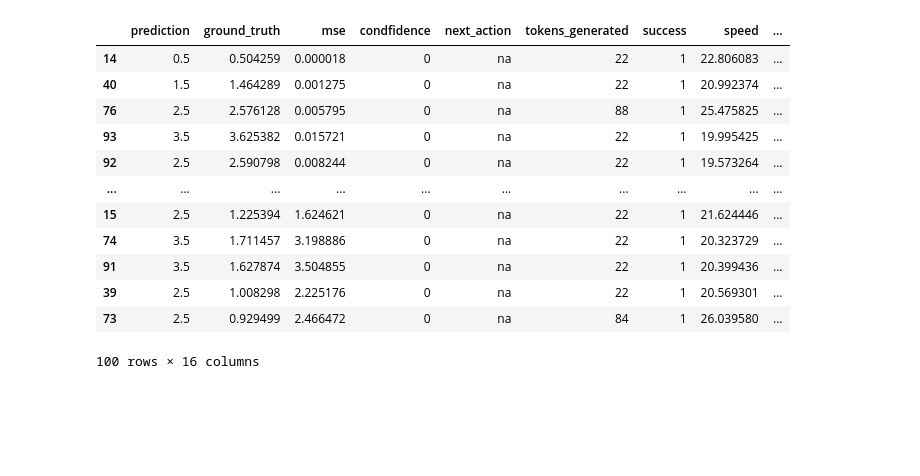
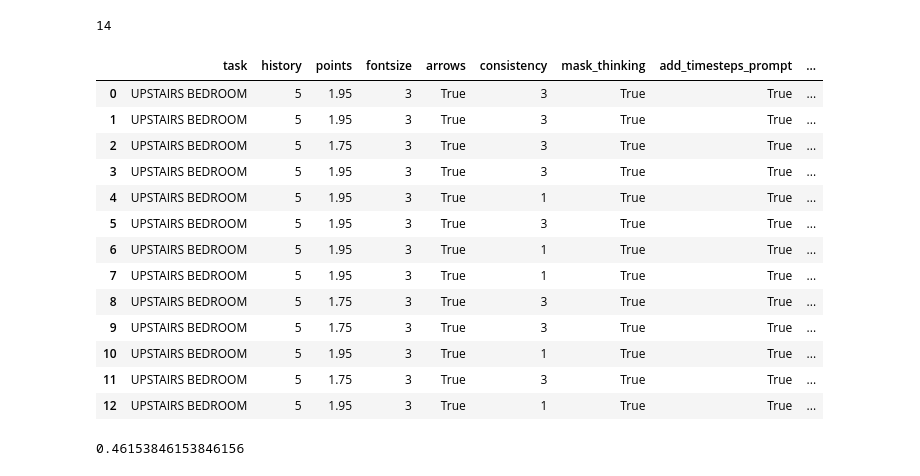
Before and after one commit to dylan-goetting/EVQA, a Jupyter notebook: scripts/analysis.ipynb, the cells around one changed output. Drawn from its saved outputs; the diff is of its cells as text; code cells hidden in the pictures; blank space fills up the shorter version.

```diff
--- a/scripts/analysis.ipynb
+++ b/scripts/analysis.ipynb
@@ -9,4 +16,4 @@ from src.utils import *
 # %%
-path = '/home/dylangoetting/SpatialBenchmark/logs/20240726-223636 llava-v1.6-mistral-7b-hf/df_results.pkl'
-df = pd.read_pickle(path)
+path = '/home/dylangoetting/SpatialBenchmark/logs/dynanmic_0806-230209_gemini-1.5-flash'
+df = pd.read_pickle(path+'/df_results.pkl')
 df.columns
@@ -18,7 +46,7 @@ Index(['prediction', 'ground_truth', 'mse', 'condfidence', 'next_action',
 # %%
 var = df['ground_truth'].var()
 print(var)
-df['score'] = df['score'].clip(0, 1)
+df['score'] = df['score'].clip(0, 2)
 print(df[df['mse'] < var].count()[0]/df.count()[0])
 naive_score = (abs(df['ground_truth'].mean() - df['ground_truth'])/df['ground_truth']).mean()
 print(df[df['score'] < naive_score].count()[0]/df.count()[0])
@@ -57,0 +66,5 @@ plot_correlation_scatter(df, 'ground_truth', 'prediction')
+# %%
+
+len([f for f in os.listdir('../logs/') if 'EXP' in f])
+# %% [output]
+14
@@ -58,16 +127,22 @@ plot_correlation_scatter(df, 'ground_truth', 'prediction')
 # %%
-df.sort_values('score')
+df
 # %% [output]
-|  | prediction | ground_truth | mse | condfidence | next_action | tokens_generated | success | speed | ... |
-| 14 | 0.5 | 0.504259 | 0.000018 | 0 | na | 22 | 1 | 22.806083 | ... |
-| 40 | 1.5 | 1.464289 | 0.001275 | 0 | na | 22 | 1 | 20.992374 | ... |
-| 76 | 2.5 | 2.576128 | 0.005795 | 0 | na | 88 | 1 | 25.475825 | ... |
-| 93 | 3.5 | 3.625382 | 0.015721 | 0 | na | 22 | 1 | 19.995425 | ... |
-| 92 | 2.5 | 2.590798 | 0.008244 | 0 | na | 22 | 1 | 19.573264 | ... |
-| ... | ... | ... | ... | ... | ... | ... | ... | ... | ... |
-| 15 | 2.5 | 1.225394 | 1.624621 | 0 | na | 22 | 1 | 21.624446 | ... |
-| 74 | 3.5 | 1.711457 | 3.198886 | 0 | na | 22 | 1 | 20.323729 | ... |
-| 91 | 3.5 | 1.627874 | 3.504855 | 0 | na | 22 | 1 | 20.399436 | ... |
-| 39 | 2.5 | 1.008298 | 2.225176 | 0 | na | 22 | 1 | 20.569301 | ... |
-| 73 | 2.5 | 0.929499 | 2.466472 | 0 | na | 84 | 1 | 26.039580 | ... |
+|  | task | history | points | fontsize | arrows | consistency | mask_thinking | add_timesteps_prompt | ... |
+| 0 | UPSTAIRS BEDROOM | 5 | 1.95 | 3 | True | 3 | True | True | ... |
+| 1 | UPSTAIRS BEDROOM | 5 | 1.95 | 3 | True | 3 | True | True | ... |
+| 2 | UPSTAIRS BEDROOM | 5 | 1.75 | 3 | True | 3 | True | True | ... |
+| 3 | UPSTAIRS BEDROOM | 5 | 1.95 | 3 | True | 3 | True | True | ... |
+| 4 | UPSTAIRS BEDROOM | 5 | 1.95 | 3 | True | 1 | True | True | ... |
+| 5 | UPSTAIRS BEDROOM | 5 | 1.95 | 3 | True | 3 | True | True | ... |
+| 6 | UPSTAIRS BEDROOM | 5 | 1.95 | 3 | True | 1 | True | True | ... |
+| 7 | UPSTAIRS BEDROOM | 5 | 1.95 | 3 | True | 1 | True | True | ... |
+| 8 | UPSTAIRS BEDROOM | 5 | 1.75 | 3 | True | 3 | True | True | ... |
+| 9 | UPSTAIRS BEDROOM | 5 | 1.75 | 3 | True | 3 | True | True | ... |
+| 10 | UPSTAIRS BEDROOM | 5 | 1.95 | 3 | True | 1 | True | True | ... |
+| 11 | UPSTAIRS BEDROOM | 5 | 1.75 | 3 | True | 3 | True | True | ... |
+| 12 | UPSTAIRS BEDROOM | 5 | 1.95 | 3 | True | 1 | True | True | ... |
-100 rows × 16 columns
+# %%
+# df.loc[29]?
+df['sucess'].mean()
+# %% [output]
+0.46153846153846156
```
Also changed, not shown: parts of 22 cells of this notebook, 12 other files.
